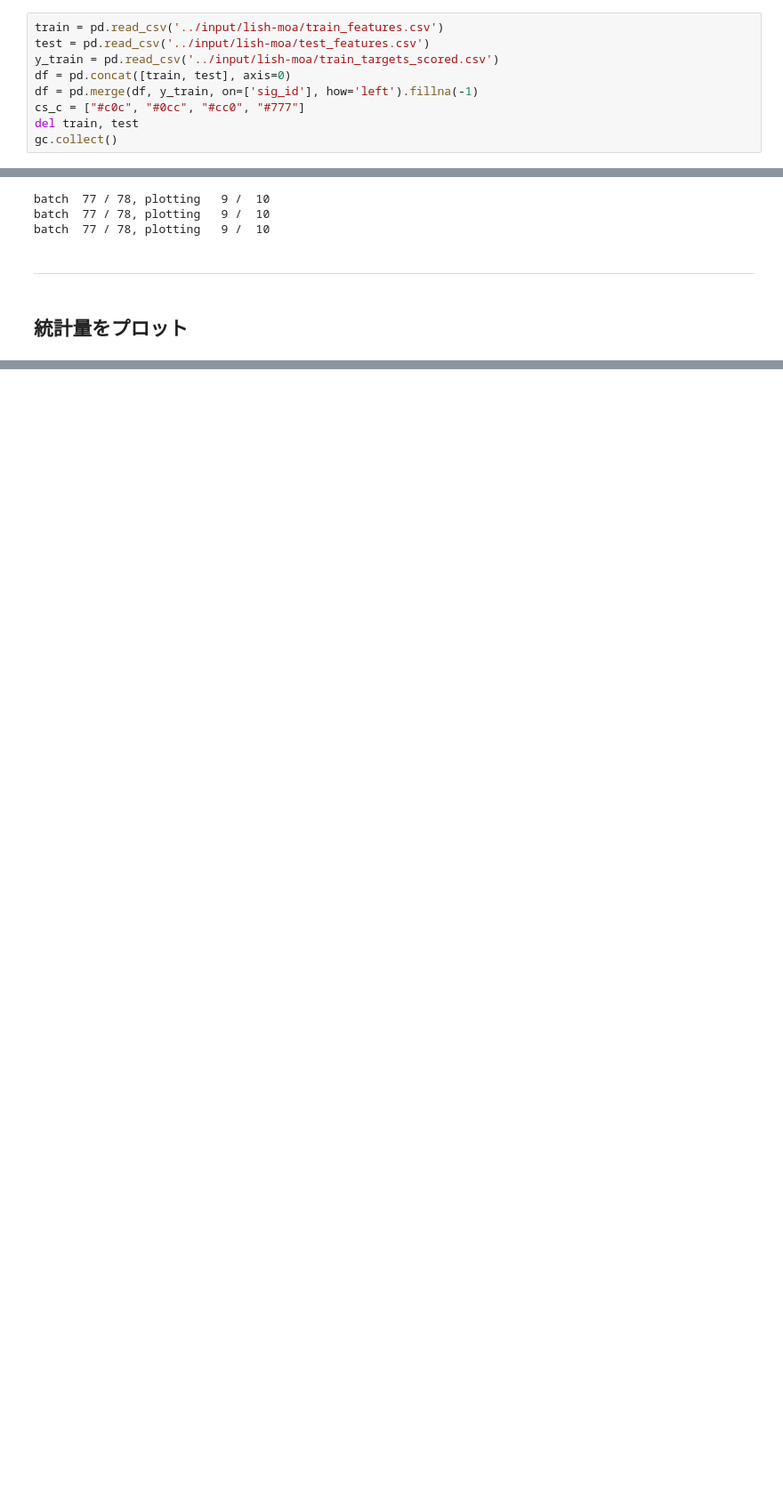
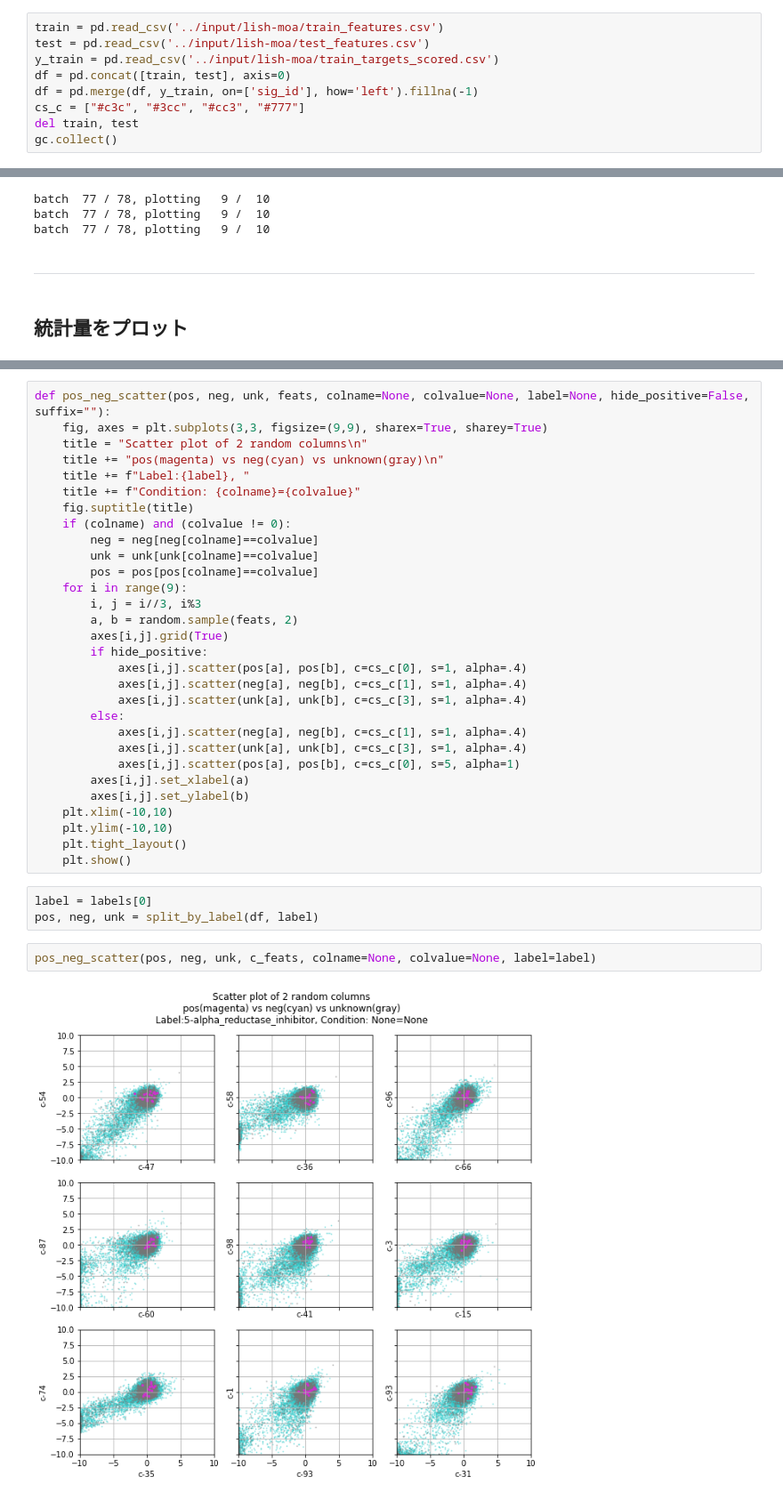
Before and after one commit to MutsumiChieda/moa, a Jupyter notebook: notebook/pos_neg_comparison.ipynb, the cells around one changed output, grey strips where cells are left out. Shown at 89% size. Saved outputs shown, nothing was run; the diff lists cells and outputs as text; blank space fills up the shorter version.

Commit message:
[add] scatter plot

```diff
--- a/notebook/pos_neg_comparison.ipynb
+++ b/notebook/pos_neg_comparison.ipynb
@@ -11,7 +12,7 @@ test = pd.read_csv('../input/lish-moa/test_features.csv')
 y_train = pd.read_csv('../input/lish-moa/train_targets_scored.csv')
 df = pd.concat([train, test], axis=0)
 df = pd.merge(df, y_train, on=['sig_id'], how='left').fillna(-1)
-cs_c = ["#c0c", "#0cc", "#cc0", "#777"]
+cs_c = ["#c3c", "#3cc", "#cc3", "#777"]
 del train, test
 gc.collect()
 # %% [output]
@@ -173,0 +180,37 @@ df['c-0'].describe()
+# %%
+def pos_neg_scatter(pos, neg, unk, feats, colname=None, colvalue=None, label=None, hide_positive=False, suffix=""):
+    fig, axes = plt.subplots(3,3, figsize=(9,9), sharex=True, sharey=True)
+    title = "Scatter plot of 2 random columns\n"
+    title += "pos(magenta) vs neg(cyan) vs unknown(gray)\n"
+    title += f"Label:{label}, "
+    title += f"Condition: {colname}={colvalue}"
+    fig.suptitle(title)
+    if (colname) and (colvalue != 0):
+        neg = neg[neg[colname]==colvalue]
+        unk = unk[unk[colname]==colvalue]
+        pos = pos[pos[colname]==colvalue]
+    for i in range(9):
+        i, j = i//3, i%3
+        a, b = random.sample(feats, 2)
+        axes[i,j].grid(True)
+        if hide_positive:
+            axes[i,j].scatter(pos[a], pos[b], c=cs_c[0], s=1, alpha=.4)
+            axes[i,j].scatter(neg[a], neg[b], c=cs_c[1], s=1, alpha=.4)
+            axes[i,j].scatter(unk[a], unk[b], c=cs_c[3], s=1, alpha=.4)
+        else:
+            axes[i,j].scatter(neg[a], neg[b], c=cs_c[1], s=1, alpha=.4)
+            axes[i,j].scatter(unk[a], unk[b], c=cs_c[3], s=1, alpha=.4)
+            axes[i,j].scatter(pos[a], pos[b], c=cs_c[0], s=5, alpha=1)
+        axes[i,j].set_xlabel(a)
+        axes[i,j].set_ylabel(b)
+    plt.xlim(-10,10)
+    plt.ylim(-10,10)
+    plt.tight_layout()
+    plt.show()
+# %%
+label = labels[0]
+pos, neg, unk = split_by_label(df, label)
+# %%
+pos_neg_scatter(pos, neg, unk, c_feats, colname=None, colvalue=None, label=label)
+# %% [output]
+[figure, added]
```
Also changed, not shown: parts of 17 cells of this notebook, 2 other files.
